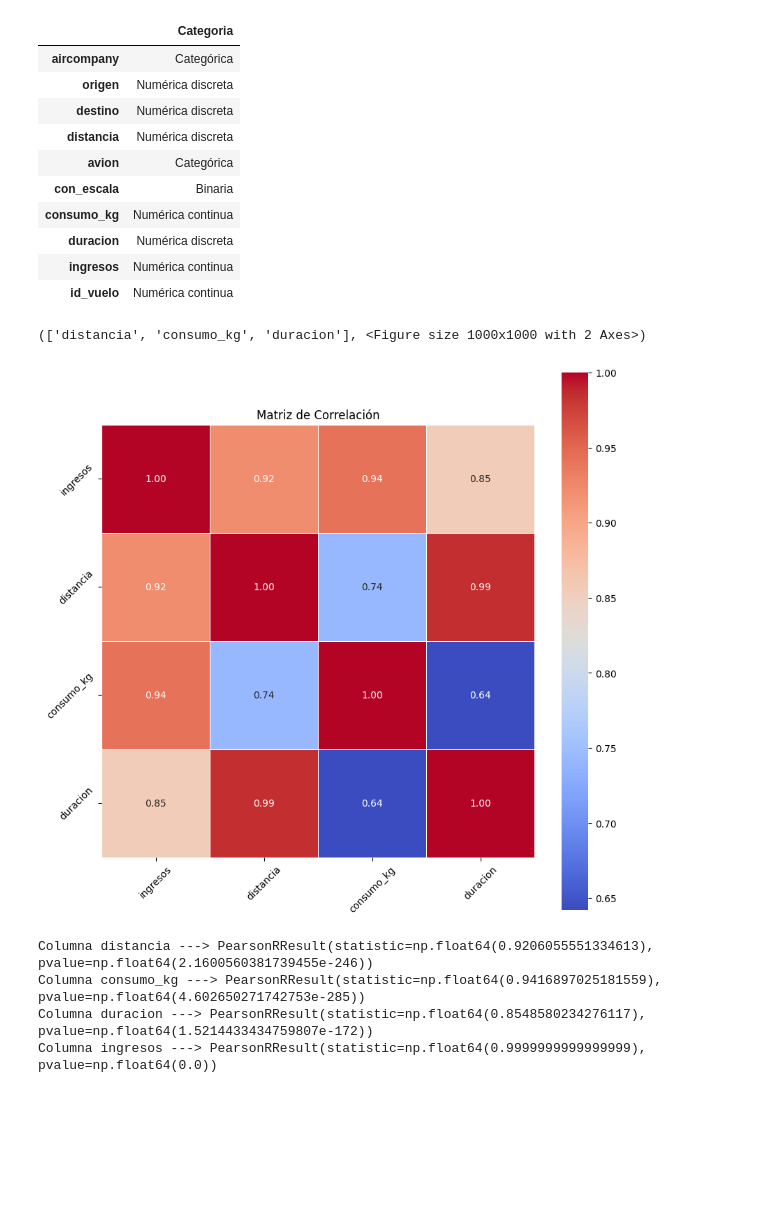
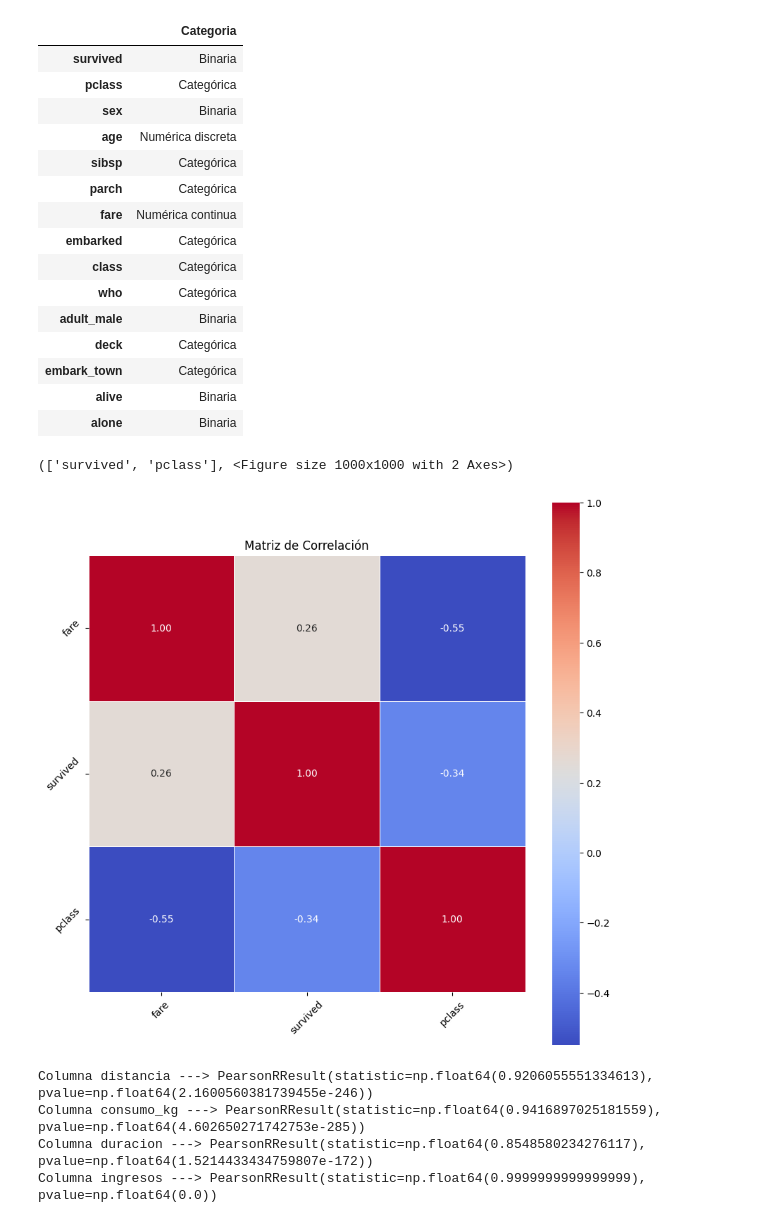
Before and after one commit to Borzase/Grupo_6, a Jupyter notebook: tool_box/funciones.ipynb, the cells around one changed output. Drawn from its saved outputs; the diff is of its cells as text; code cells hidden in the pictures; blank space fills up the shorter version.

```diff
--- a/tool_box/funciones.ipynb
+++ b/tool_box/funciones.ipynb
@@ -21,24 +21,29 @@ describe_df(df_viajes)
 | UNIQUE_VALUES | 5 | 11 | 11 | 45 | 4 | 2 | 499 | 113 | 600 | ... |
 | CARDIN (%) | 0.83 | 1.83 | 1.83 | 7.5 | 0.67 | 0.33 | 83.17 | 18.83 | 100.0 | ... |
 # %%
-tipifica_variables(df_viajes)
+tipifica_variables(df_titanic)
 # %% [output]
 |  | Categoria |
-| aircompany | Categórica |
-| origen | Numérica discreta |
-| destino | Numérica discreta |
-| distancia | Numérica discreta |
-| avion | Categórica |
-| con_escala | Binaria |
-| consumo_kg | Numérica continua |
-| duracion | Numérica discreta |
-| ingresos | Numérica continua |
-| id_vuelo | Numérica continua |
+| survived | Binaria |
+| pclass | Categórica |
+| sex | Binaria |
+| age | Numérica discreta |
+| sibsp | Categórica |
+| parch | Categórica |
+| fare | Numérica continua |
+| embarked | Categórica |
+| class | Categórica |
+| who | Categórica |
+| adult_male | Binaria |
+| deck | Categórica |
+| embark_town | Categórica |
+| alive | Binaria |
+| alone | Binaria |
 # %%
-get_features_num_regression(df_viajes, 'ingresos', 0.5, 0.01)
+get_features_num_regression(df_titanic, 'fare', 0.2, 0.000000000001)
 # %% [output]
-(['distancia', 'consumo_kg', 'duracion'], <Figure size 1000x1000 with 2 Axes>)
+(['survived', 'pclass'], <Figure size 1000x1000 with 2 Axes>)
-[figure, old version]
+[figure, new version]
 # %%
 
 for col in df_viajes.columns:
```
Also changed, not shown: parts of 6 cells of this notebook, 1 other file.
